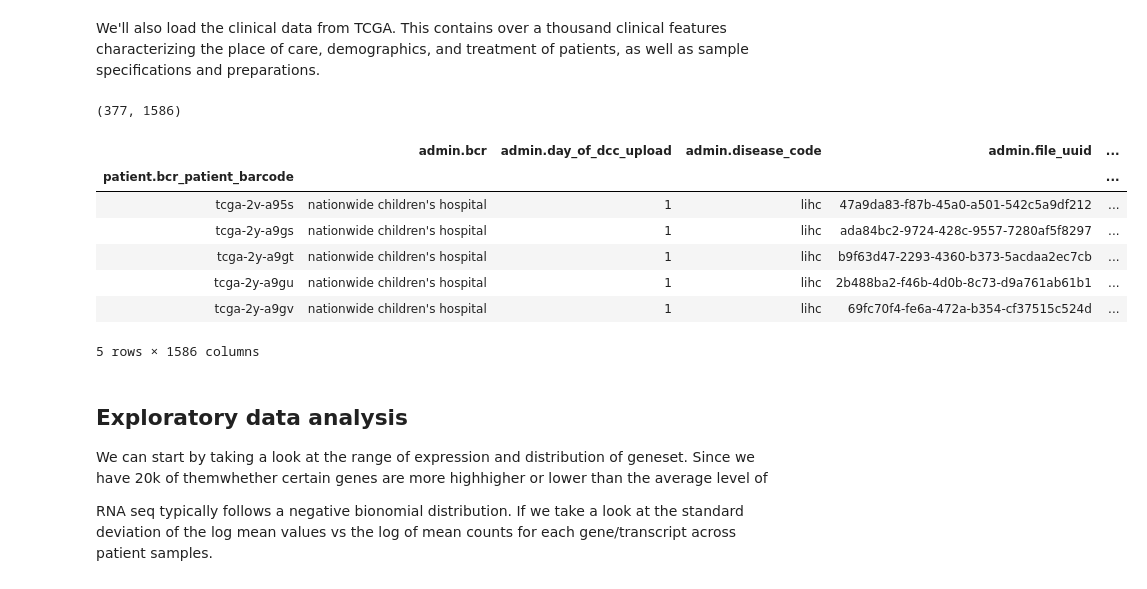
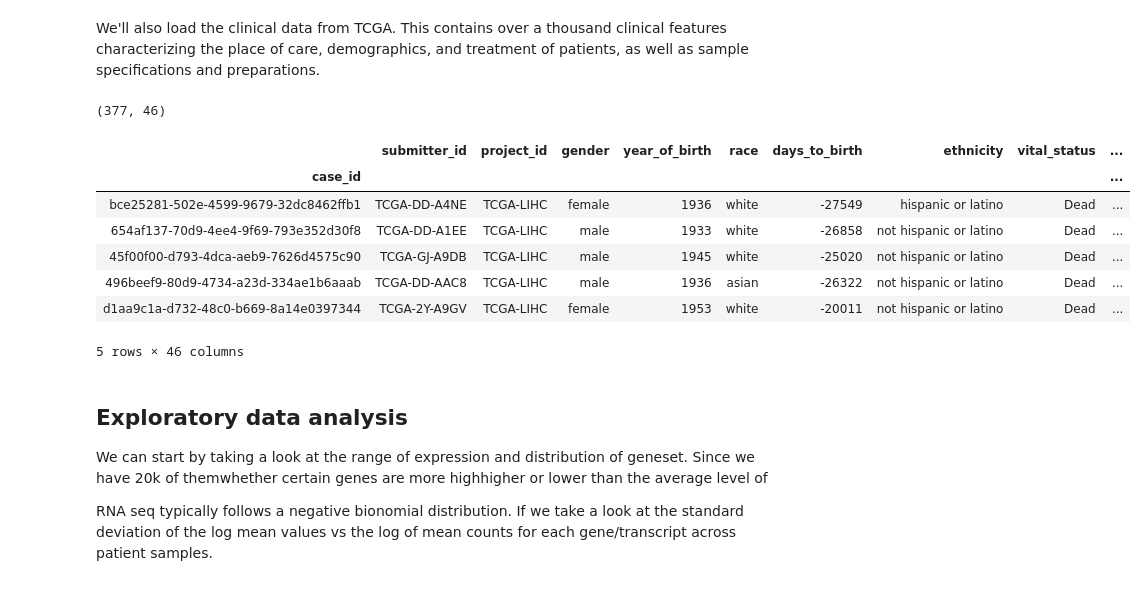
Before and after one commit to sohilsshah91/hacknights, a Jupyter notebook: tcga-series/post/post1_mwe_introduction.ipynb, the cells around one changed output. Saved outputs shown, nothing was run; the diff lists cells and outputs as text; code cells hidden in the pictures.

Commit message:
Change clinical file; look at most highly expressed genes

```diff
--- a/tcga-series/post/post1_mwe_introduction.ipynb
+++ b/tcga-series/post/post1_mwe_introduction.ipynb
@@ -55,7 +55,7 @@ import seaborn as sns
 data_dir=""
 response_name="patient.race"
 rnaseq_file=data_dir+"../workshop3/lihc_rnaseq.csv.gz"
-clinical_file=data_dir+"../workshop1/lihc_clinical.csv.gz"
+clinical_file=data_dir+"../workshop3/revised_clinical.tsv"
 # %% [markdown]
 First let's load the data:
 # %%
@@ -96,19 +96,19 @@ rnaseq_sub.head()
 # %% [markdown]
 We'll also load the clinical data from TCGA. This contains over a thousand clinical features characterizing the place of care, demographics, and treatment of patients, as well as sample specifications and preparations.
 # %%
-clinical = pd.read_csv(clinical_file,compression="gzip").set_index('patient.bcr_patient_barcode')
+clinical = pd.read_csv(clinical_file, compression=None, delimiter='\t').set_index('case_id')
 display(clinical.shape)
 display(clinical.head())
 # %% [output]
-(377, 1586)
+(377, 46)
-|  | admin.bcr | admin.day_of_dcc_upload | admin.disease_code | admin.file_uuid | ... |
-| patient.bcr_patient_barcode |  |  |  |  | ... |
-| tcga-2v-a95s | nationwide children's hospital | 1 | lihc | 47a9da83-f87b-45a0-a501-542c5a9df212 | ... |
-| tcga-2y-a9gs | nationwide children's hospital | 1 | lihc | ada84bc2-9724-428c-9557-7280af5f8297 | ... |
-| tcga-2y-a9gt | nationwide children's hospital | 1 | lihc | b9f63d47-2293-4360-b373-5acdaa2ec7cb | ... |
-| tcga-2y-a9gu | nationwide children's hospital | 1 | lihc | 2b488ba2-f46b-4d0b-8c73-d9a761ab61b1 | ... |
-| tcga-2y-a9gv | nationwide children's hospital | 1 | lihc | 69fc70f4-fe6a-472a-b354-cf37515c524d | ... |
+|  | submitter_id | project_id | gender | year_of_birth | race | days_to_birth | ethnicity | vital_status | ... |
+| case_id |  |  |  |  |  |  |  |  | ... |
+| bce25281-502e-4599-9679-32dc8462ffb1 | TCGA-DD-A4NE | TCGA-LIHC | female | 1936 | white | -27549 | hispanic or latino | Dead | ... |
+| 654af137-70d9-4ee4-9f69-793e352d30f8 | TCGA-DD-A1EE | TCGA-LIHC | male | 1933 | white | -26858 | not hispanic or latino | Dead | ... |
+| 45f00f00-d793-4dca-aeb9-7626d4575c90 | TCGA-GJ-A9DB | TCGA-LIHC | male | 1945 | white | -25020 | not hispanic or latino | Dead | ... |
+| 496beef9-80d9-4734-a23d-334ae1b6aaab | TCGA-DD-AAC8 | TCGA-LIHC | male | 1936 | asian | -26322 | not hispanic or latino | Dead | ... |
+| d1aa9c1a-d732-48c0-b669-8a14e0397344 | TCGA-2Y-A9GV | TCGA-LIHC | female | 1953 | white | -20011 | not hispanic or latino | Dead | ... |
-5 rows × 1586 columns
+5 rows × 46 columns
 # %% [markdown]
 ## Exploratory data analysis
 
```
Also changed, not shown: parts of 13 cells of this notebook.
